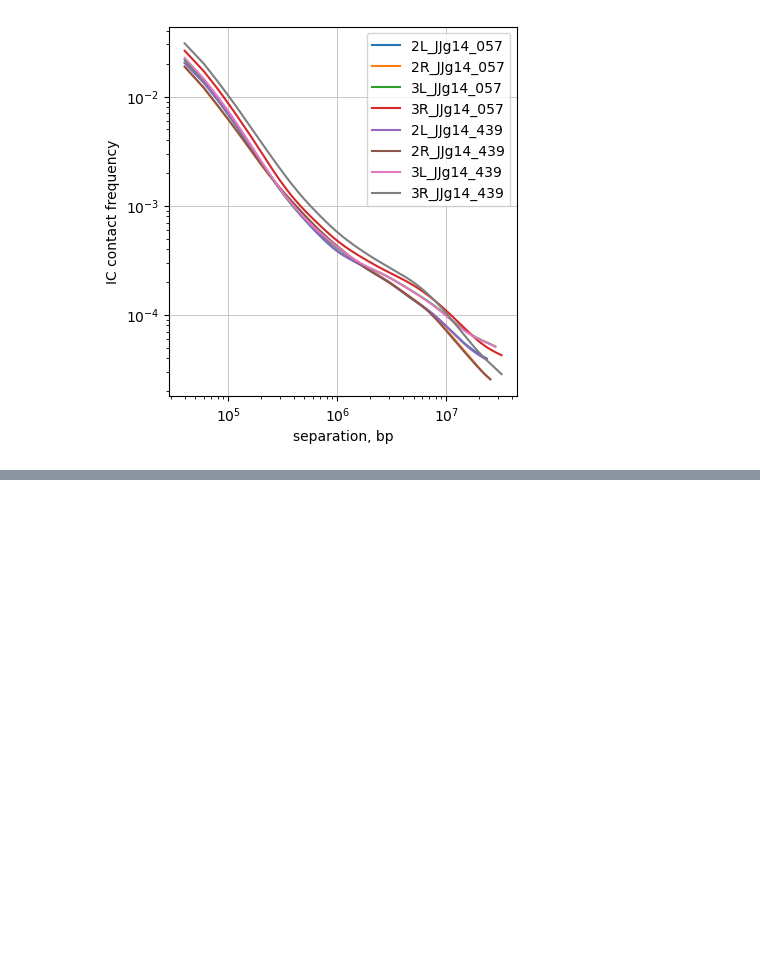
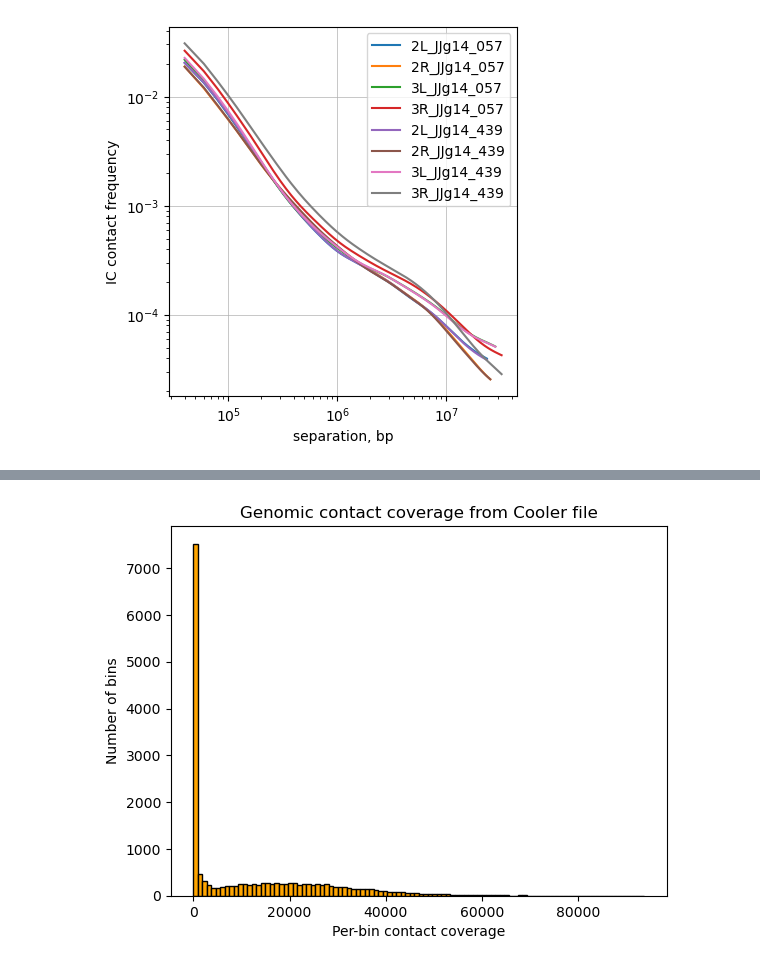
Before and after one commit to gerikson/20250625_PoreC_Jumana, a Jupyter notebook: 20250702_balancingCoolers.ipynb, the cells around one changed output, grey strips where cells are left out. Saved outputs shown, nothing was run; the diff lists cells and outputs as text; code cells hidden in the pictures; blank space fills up the shorter version.

Commit message:
More cooler QC

```diff
--- a/20250702_balancingCoolers.ipynb
+++ b/20250702_balancingCoolers.ipynb
@@ -350,0 +412,33 @@ See the caveats in the documentation: https://pandas.pydata.org/pandas-docs/stab
+# %%
+import cooler
+import pandas as pd
+import matplotlib.pyplot as plt
+
+# Load your cooler file
+clr = cooler.Cooler("/data/alhajabed/FlyHiC/PoreC/20250625_balancedMcools/20250403_PnMs_merged_diploidGenome.20kb.cool")
+
+# Get bin info
+bins = clr.bins()[:]
+
+# Get pixel info
+pixels = clr.pixels()[:]
+
+# Count how often each bin appears (as bin1 or bin2)
+bin1_counts = pixels.groupby("bin1_id")["count"].sum()
+bin2_counts = pixels.groupby("bin2_id")["count"].sum()
+
+# Total coverage per bin = sum of bin1 and bin2 contributions
+coverage = bin1_counts.add(bin2_counts, fill_value=0)
+
+# Add to bins dataframe
+bins["coverage"] = coverage
+
+# Plot histogram of coverage
+bins["coverage"].fillna(0, inplace=True)
+plt.hist(bins["coverage"], bins=100, color="orange", edgecolor="black")
+plt.xlabel("Per-bin contact coverage")
+plt.ylabel("Number of bins")
+plt.title("Genomic contact coverage from Cooler file")
+plt.show()
+# %% [output]
+[figure, added]
```
Also changed, not shown: parts of 12 cells of this notebook, 2 other files.
